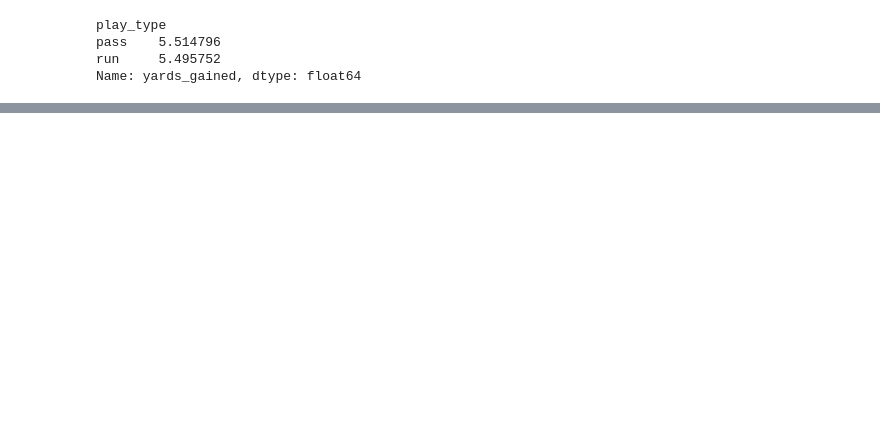
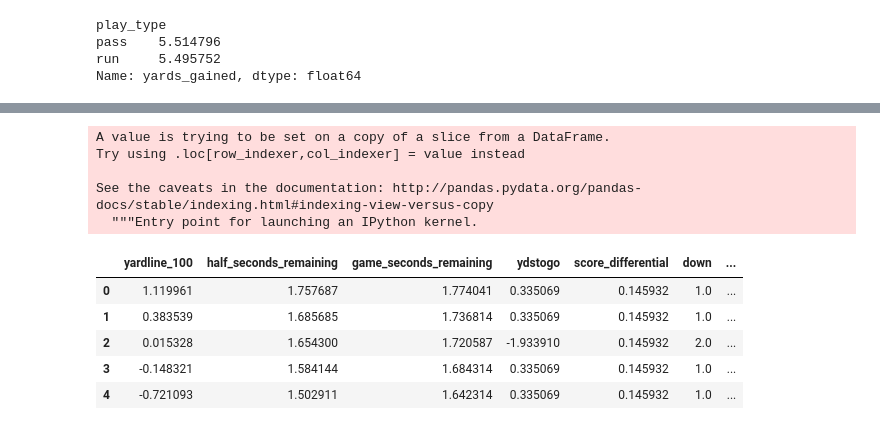
Before and after one commit to pspatel2/nfl_play_by_play_research, a Jupyter notebook: Exploring_Play_by_Play_NFL.ipynb, the cells around one changed output, grey strips where cells are left out. Drawn from its saved outputs; the diff is of its cells as text; code cells hidden in the pictures; blank space fills up the shorter version.

```diff
--- a/Exploring_Play_by_Play_NFL.ipynb
+++ b/Exploring_Play_by_Play_NFL.ipynb
@@ -340,0 +397,27 @@ Name: yards_gained, dtype: float64
+# %%
+X['play_type'] = X['play_type'].apply(lambda x: 0 if x == 'run' else 1)
+# %% [output]
+A value is trying to be set on a copy of a slice from a DataFrame.
+Try using .loc[row_indexer,col_indexer] = value instead
+
+See the caveats in the documentation: http://pandas.pydata.org/pandas-docs/stable/indexing.html#indexing-view-versus-copy
+  """Entry point for launching an IPython kernel.
+# %%
+columns_to_scale  = ['yardline_100', 'half_seconds_remaining','game_seconds_remaining','ydstogo','score_differential']
+encoded_cols = ['down','play_type']
+
+from sklearn.preprocessing import StandardScaler
+scaler = StandardScaler()
+scaled_columns  = scaler.fit_transform(X[columns_to_scale])
+encoded_columns = X[encoded_cols]
+
+X_use = pd.DataFrame(np.concatenate([scaled_columns, encoded_columns], axis=1), columns =['yardline_100', 'half_seconds_remaining','game_seconds_remaining','ydstogo','score_differential','down','play_type'])
+# %%
+X_use.head()
+# %% [output]
+|  | yardline_100 | half_seconds_remaining | game_seconds_remaining | ydstogo | score_differential | down | ... |
+| 0 | 1.119961 | 1.757687 | 1.774041 | 0.335069 | 0.145932 | 1.0 | ... |
+| 1 | 0.383539 | 1.685685 | 1.736814 | 0.335069 | 0.145932 | 1.0 | ... |
+| 2 | 0.015328 | 1.654300 | 1.720587 | -1.933910 | 0.145932 | 2.0 | ... |
+| 3 | -0.148321 | 1.584144 | 1.684314 | 0.335069 | 0.145932 | 1.0 | ... |
+| 4 | -0.721093 | 1.502911 | 1.642314 | 0.335069 | 0.145932 | 1.0 | ... |
```
Also changed, not shown: parts of 44 cells of this notebook.
